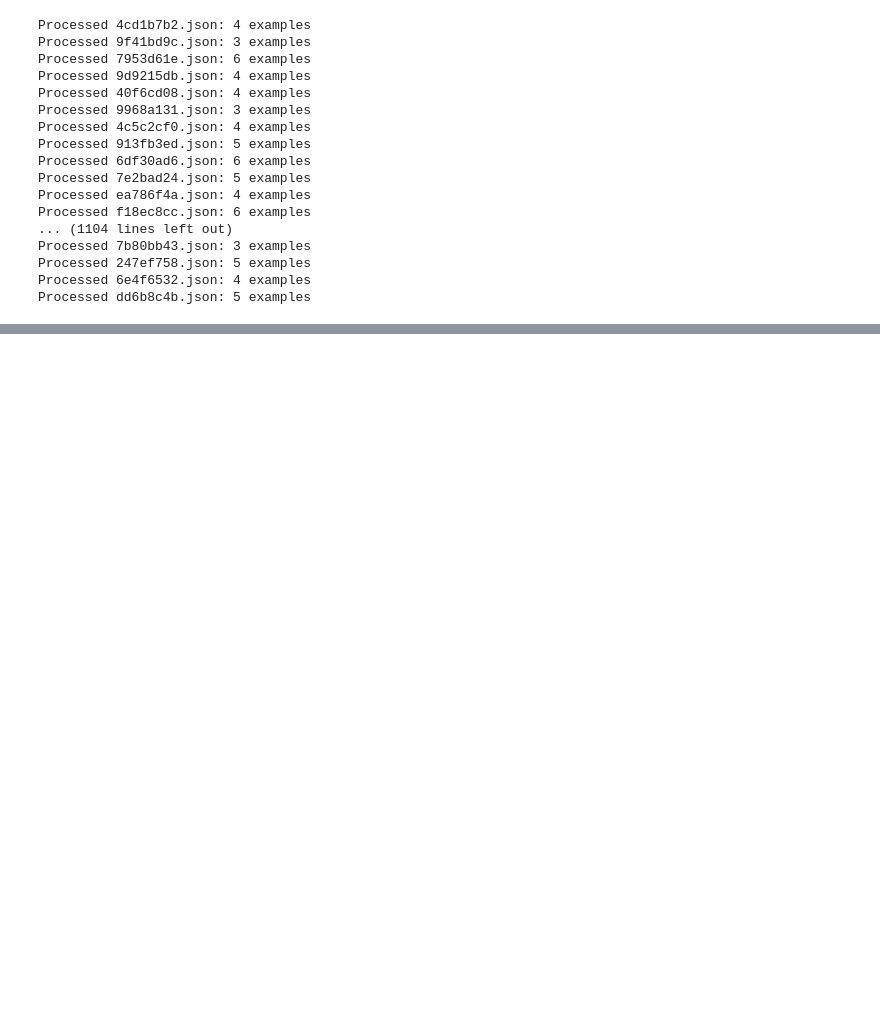
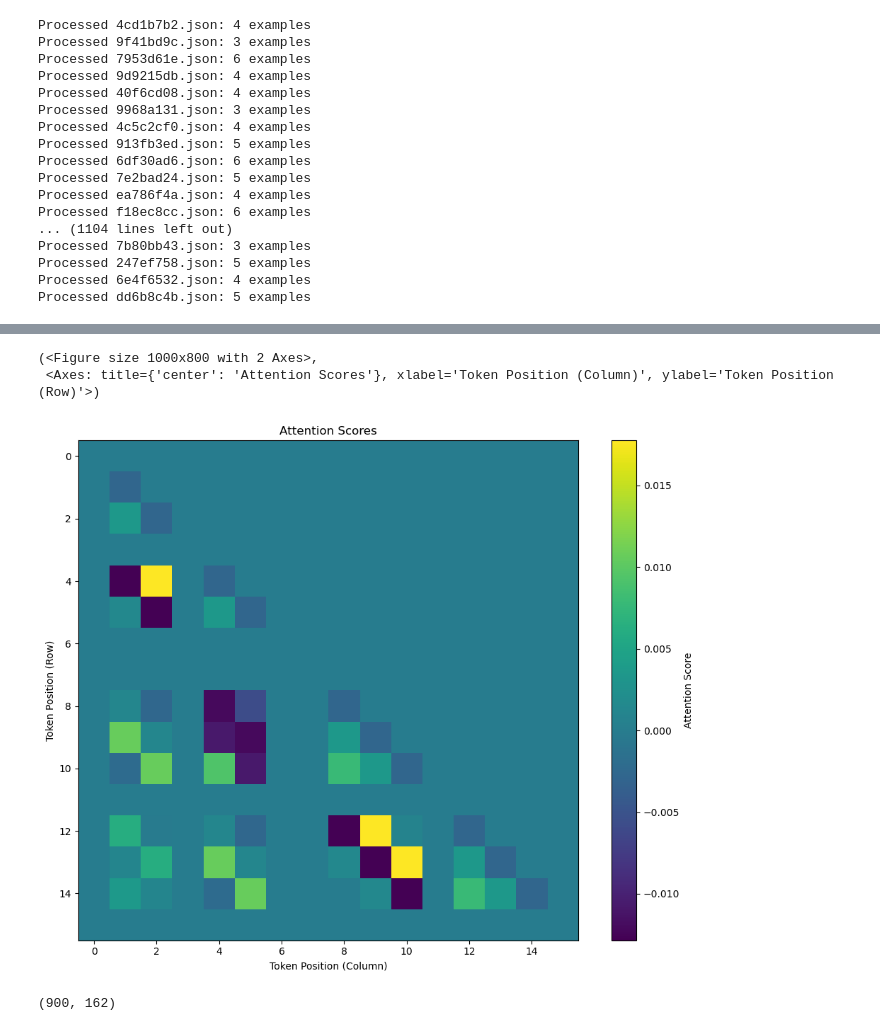
Before and after one commit to zhenlan0426/ARI2025, a Jupyter notebook: data.ipynb, the cells around one changed output, grey strips where cells are left out. Drawn from its saved outputs; the diff is of its cells as text; code cells hidden in the pictures; blank space fills up the shorter version.

```diff
--- a/data.ipynb
+++ b/data.ipynb
@@ -80,0 +291,39 @@ for i in range(len(a)):
+# %%
+import matplotlib.pyplot as plt
+import numpy as np
+# Create a masked version of attention scores to better visualize
+# by filtering out the very negative values (future attention)
+def plot_attention_heatmap(attention_scores, title="Attention Scores", mask_negative=True):
+    # Create a copy of the attention scores
+    scores = attention_scores[0, 0, :, :].detach().cpu().numpy()
+
+    # Mask extremely negative values (typically used to prevent future attention)
+    if mask_negative:
+        # Replace very negative values with a small negative number for better visualization
+        min_normal_value = -1  # Threshold for what we consider "extremely negative"
+        scores = np.where(scores < min_normal_value, 0, scores)
+
+    # Create a figure and axis
+    fig, ax = plt.subplots(figsize=(10, 8))
+
+    # Plot the attention scores as a heatmap
+    im = ax.imshow(scores, cmap='viridis')
+
+    # Add a colorbar
+    cbar = plt.colorbar(im, ax=ax)
+    cbar.set_label('Attention Score')
+
+    # Add labels and title
+    ax.set_title(title)
+    ax.set_xlabel('Token Position (Column)')
+    ax.set_ylabel('Token Position (Row)')
+
+    # Show the plot
+    plt.tight_layout()
+    return fig, ax
+
+plot_attention_heatmap(attention_biases)
+# %% [output]
+(<Figure size 1000x800 with 2 Axes>,
+ <Axes: title={'center': 'Attention Scores'}, xlabel='Token Position (Column)', ylabel='Token Position (Row)'>)
+[figure, added]
@@ -80,0 +339,4 @@ for i in range(len(a)):
+# %%
+optimized_features.shape
+# %% [output]
+(900, 162)
```
Also changed, not shown: parts of 16 cells of this notebook, 4 other files.
